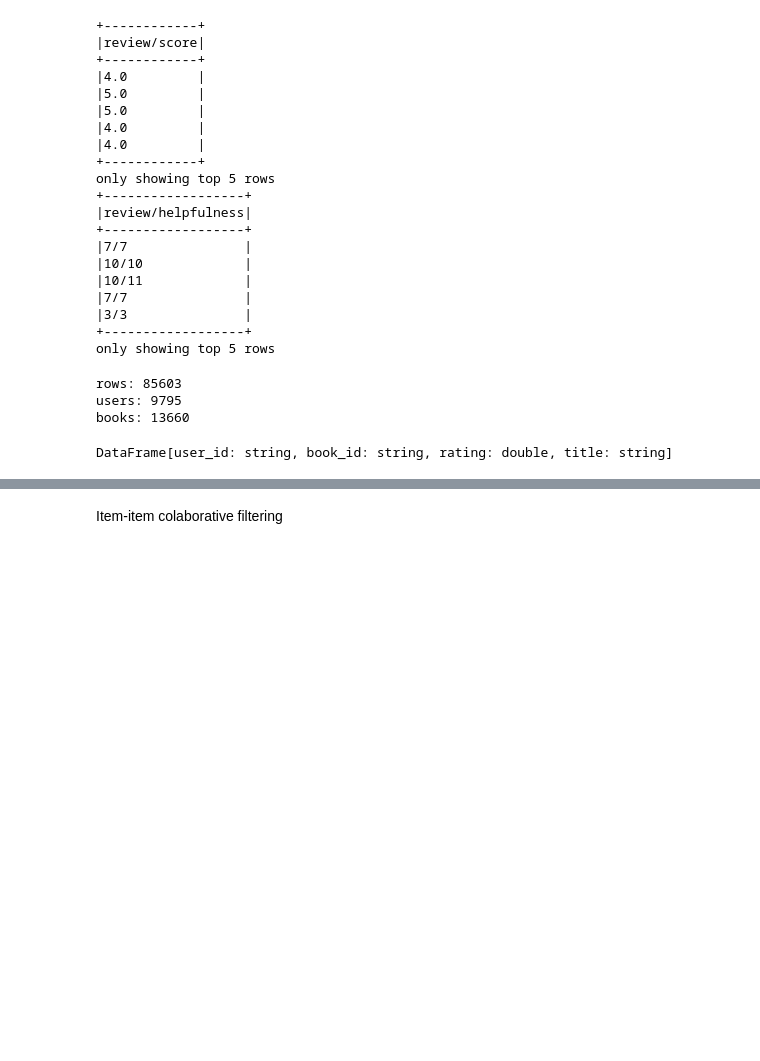
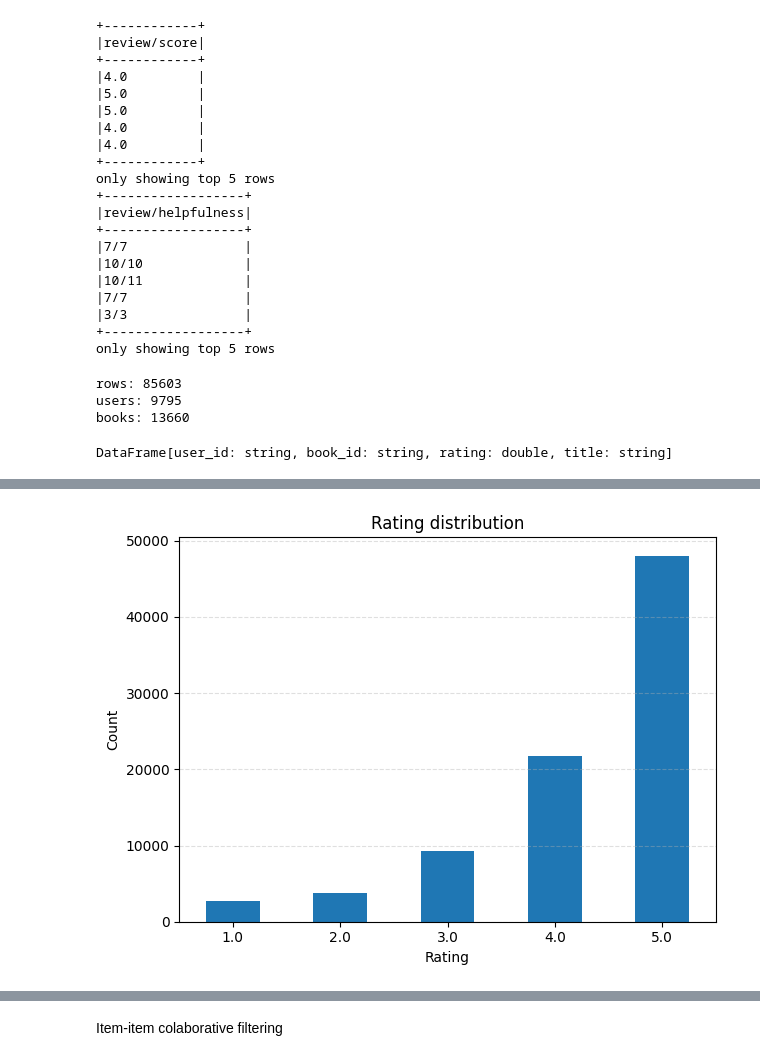
Before and after one commit to SokolovVadim/Algorithms_for_Massive_Datasets, a Jupyter notebook: notebooks/recommender.ipynb, the cells around one changed output, grey strips where cells are left out. Drawn from its saved outputs; the diff is of its cells as text; code cells hidden in the pictures; blank space fills up the shorter version.

Commit message:
Plots added

```diff
--- a/notebooks/recommender.ipynb
+++ b/notebooks/recommender.ipynb
@@ -227,3 +228,11 @@ rows: 85603
 users: 9795
 books: 13660
 DataFrame[user_id: string, book_id: string, rating: double, title: string]
+# %%
+rating_counts = (
+    ratings.groupBy("rating").count()
+           .orderBy("rating")
+           .toPandas()
+)
+
+rating_counts
@@ -230,3 +246,13 @@ DataFrame[user_id: string, book_id: string, rating: double, title: string]
+# %%
+ax = rating_counts.plot(kind="bar", x="rating", y="count", legend=False, rot=0)
+ax.set_xlabel("Rating")
+ax.set_ylabel("Count")
+ax.set_title("Rating distribution")
+ax.grid(True, axis="y", linestyle="--", alpha=0.4)
+plt.tight_layout()
+plt.show()
+# %% [output]
+[figure, added]
 # %%
 from pyspark.sql import functions as F
 
```
Also changed, not shown: parts of 47 cells of this notebook, 5 other files.
